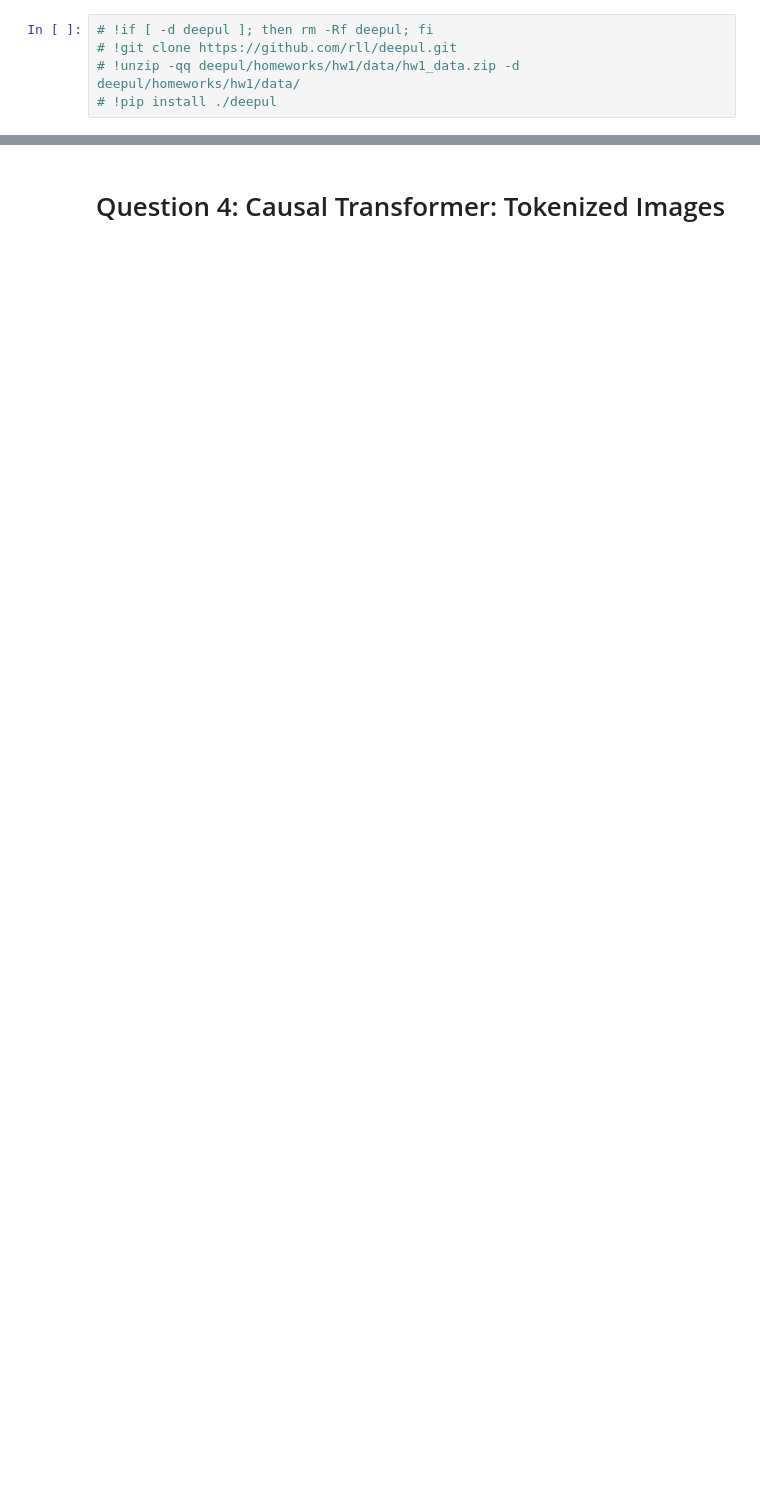
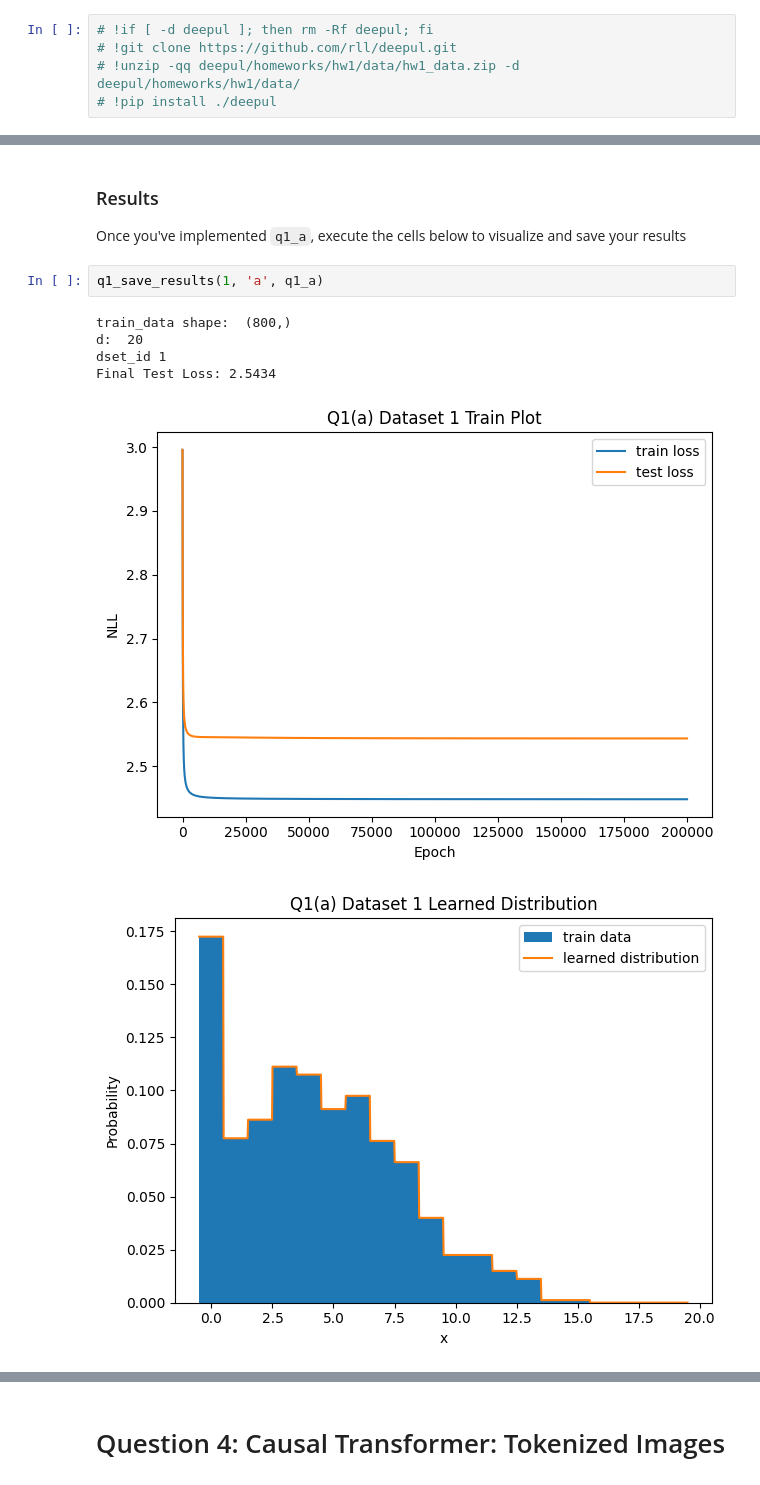
Before and after one commit to Nghiauet/deepul, a Jupyter notebook: homeworks/hw1/hw1.ipynb, the cells around one changed output, grey strips where cells are left out. Saved outputs shown, nothing was run; the diff lists cells and outputs as text; blank space fills up the shorter version.

```diff
--- a/homeworks/hw1/hw1.ipynb
+++ b/homeworks/hw1/hw1.ipynb
@@ -43,0 +140,13 @@ import torch.nn.functional as F
+# %% [markdown]
+### Results
+
+Once you've implemented `q1_a`, execute the cells below to visualize and save your results
+# %%
+q1_save_results(1, 'a', q1_a)
+# %% [output]
+train_data shape:  (800,)
+d:  20
+dset_id 1
+Final Test Loss: 2.5434
+[figure, added]
+[figure, added]
```
Also changed, not shown: parts of 84 cells of this notebook, 19 other files.
